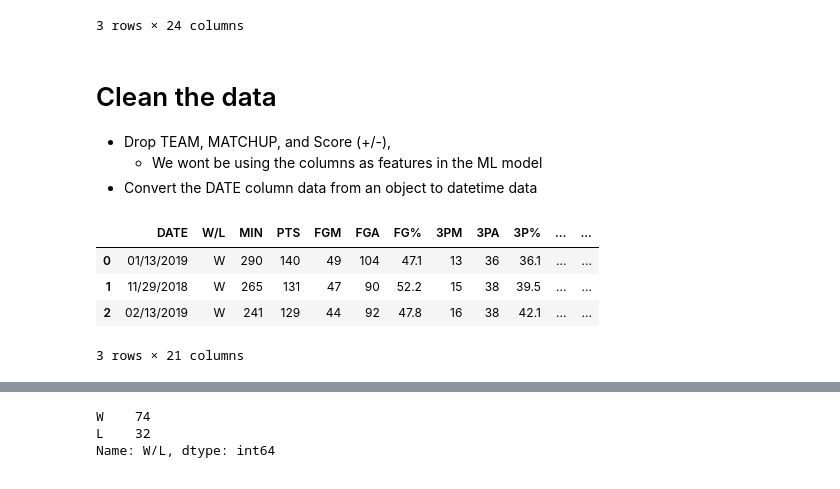
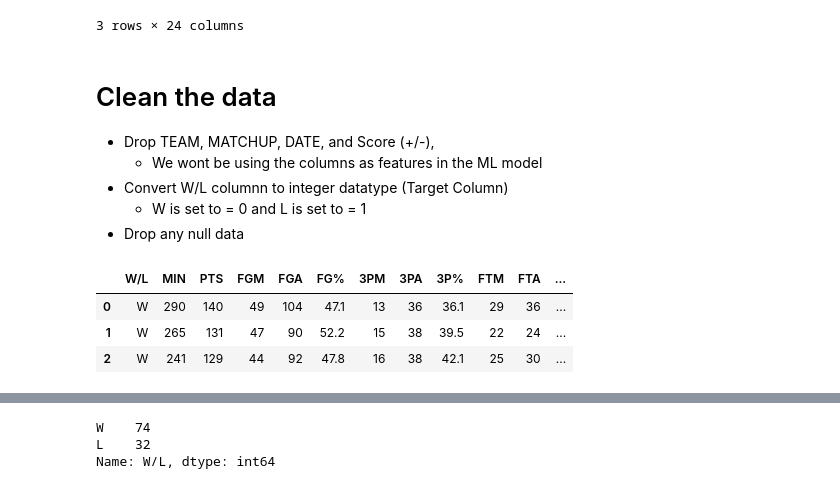
Before and after one commit to sabhafalki/FinalProject, a Jupyter notebook: Machine Learning Analysis/Raptors_Resampling_ML.ipynb, the cells around one changed output, grey strips where cells are left out. Saved outputs shown, nothing was run; the diff lists cells and outputs as text; code cells hidden in the pictures.

```diff
--- a/Machine Learning Analysis/Raptors_Resampling_ML.ipynb
+++ b/Machine Learning Analysis/Raptors_Resampling_ML.ipynb
@@ -57,18 +57,19 @@ joined_df.head(3)
 # %% [markdown]
 # Clean the data
 
- - Drop TEAM, MATCHUP, and Score (+/-),
+ - Drop TEAM, MATCHUP, DATE, and Score (+/-),
      - We wont be using the columns as features in the ML model
- - Convert the DATE column data from an object to datetime data
+ - Convert W/L columnn to integer datatype (Target Column)
+     - W is set to = 0 and L is set to = 1
+ - Drop any null data
 # %%
 # Drop columns that will not be used for ML models
 # Drop TEAM, MATCHUP, and Score (+/-) for reg df
-dropped_df = joined_df.drop(["TEAM","MATCHUP","+/-"], axis=1)
+dropped_df = joined_df.drop(["DATE", "TEAM","MATCHUP","+/-"], axis=1)
 
 dropped_df.head(3)
 # %% [output]
-|  | DATE | W/L | MIN | PTS | FGM | FGA | FG% | 3PM | 3PA | 3P% | ... | ... |
-| 0 | 01/13/2019 | W | 290 | 140 | 49 | 104 | 47.1 | 13 | 36 | 36.1 | ... | ... |
-| 1 | 11/29/2018 | W | 265 | 131 | 47 | 90 | 52.2 | 15 | 38 | 39.5 | ... | ... |
-| 2 | 02/13/2019 | W | 241 | 129 | 44 | 92 | 47.8 | 16 | 38 | 42.1 | ... | ... |
+|  | W/L | MIN | PTS | FGM | FGA | FG% | 3PM | 3PA | 3P% | FTM | FTA | ... |
+| 0 | W | 290 | 140 | 49 | 104 | 47.1 | 13 | 36 | 36.1 | 29 | 36 | ... |
+| 1 | W | 265 | 131 | 47 | 90 | 52.2 | 15 | 38 | 39.5 | 22 | 24 | ... |
+| 2 | W | 241 | 129 | 44 | 92 | 47.8 | 16 | 38 | 42.1 | 25 | 30 | ... |
-3 rows × 21 columns
```
Also changed, not shown: parts of 49 cells of this notebook.
